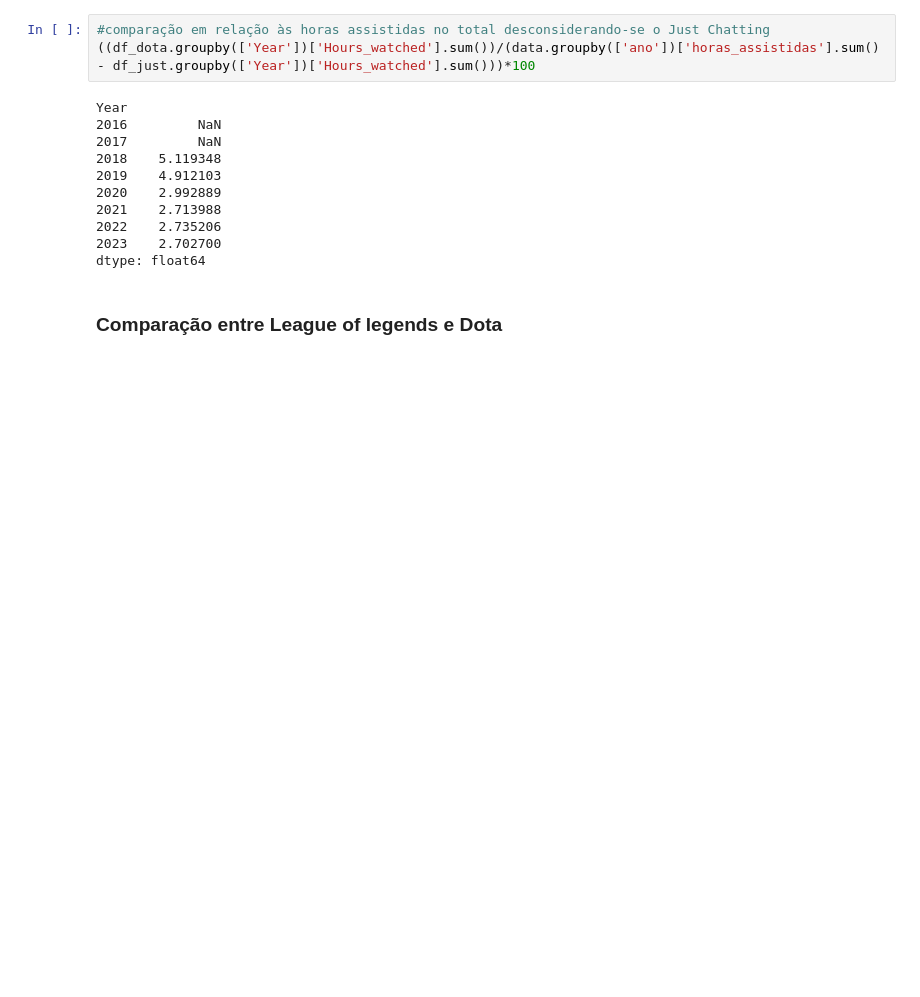
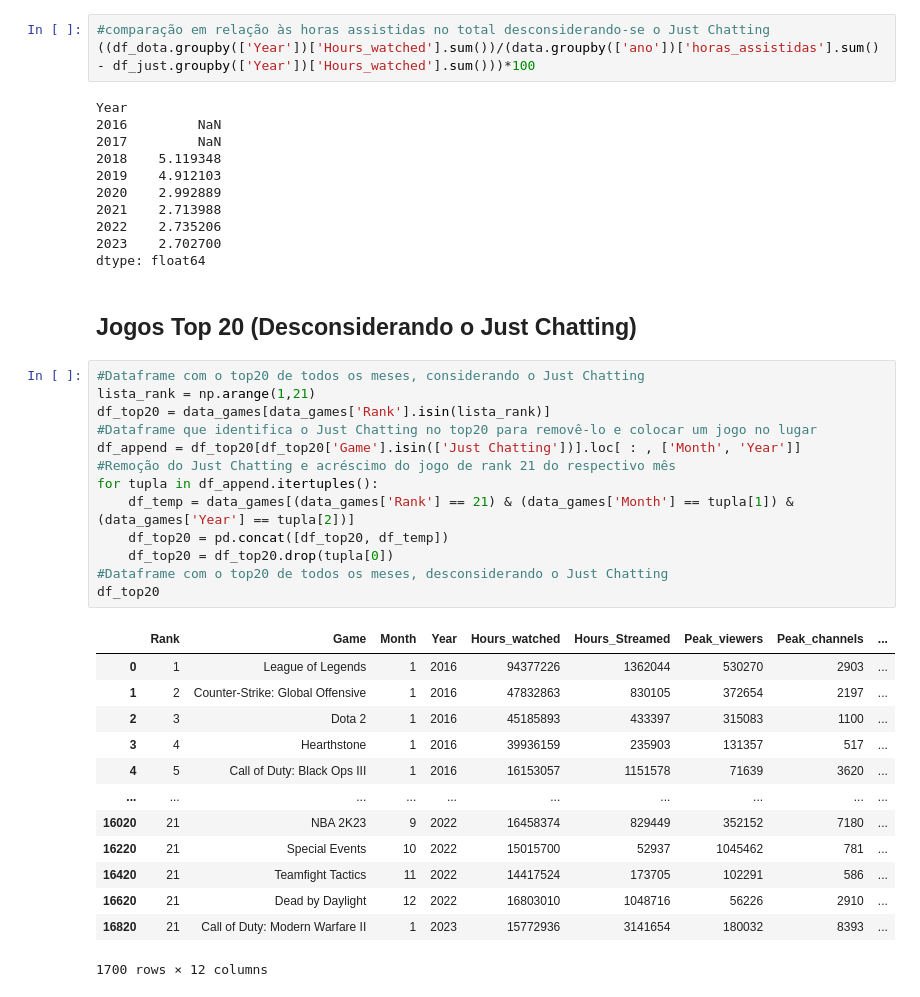
Before and after one commit to Luiz-gabrielsilva/EDA_ADA, a Jupyter notebook: Bruno_file.ipynb, the cells around one changed output. Saved outputs shown, nothing was run; the diff lists cells and outputs as text; blank space fills up the shorter version.

```diff
--- a/Bruno_file.ipynb
+++ b/Bruno_file.ipynb
@@ -335,5 +349,32 @@ Year
 2022    2.735206
 2023    2.702700
 dtype: float64
-# %% [markdown]
-### Comparação entre League of legends e Dota
+# %% [markdown]
+## Jogos Top 20 (Desconsiderando o Just Chatting)
+# %%
+#Dataframe com o top20 de todos os meses, considerando o Just Chatting
+lista_rank = np.arange(1,21)
+df_top20 = data_games[data_games['Rank'].isin(lista_rank)]
+#Dataframe que identifica o Just Chatting no top20 para removê-lo e colocar um jogo no lugar
+df_append = df_top20[df_top20['Game'].isin(['Just Chatting'])].loc[ : , ['Month', 'Year']]
+#Remoção do Just Chatting e acréscimo do jogo de rank 21 do respectivo mês
+for tupla in df_append.itertuples():
+    df_temp = data_games[(data_games['Rank'] == 21) & (data_games['Month'] == tupla[1]) & (data_games['Year'] == tupla[2])]
+    df_top20 = pd.concat([df_top20, df_temp])
+    df_top20 = df_top20.drop(tupla[0])
+#Dataframe com o top20 de todos os meses, desconsiderando o Just Chatting
+df_top20
+# %% [output]
+|  | Rank | Game | Month | Year | Hours_watched | Hours_Streamed | Peak_viewers | Peak_channels | ... |
+| 0 | 1 | League of Legends | 1 | 2016 | 94377226 | 1362044 | 530270 | 2903 | ... |
+| 1 | 2 | Counter-Strike: Global Offensive | 1 | 2016 | 47832863 | 830105 | 372654 | 2197 | ... |
+| 2 | 3 | Dota 2 | 1 | 2016 | 45185893 | 433397 | 315083 | 1100 | ... |
+| 3 | 4 | Hearthstone | 1 | 2016 | 39936159 | 235903 | 131357 | 517 | ... |
+| 4 | 5 | Call of Duty: Black Ops III | 1 | 2016 | 16153057 | 1151578 | 71639 | 3620 | ... |
+| ... | ... | ... | ... | ... | ... | ... | ... | ... | ... |
+| 16020 | 21 | NBA 2K23 | 9 | 2022 | 16458374 | 829449 | 352152 | 7180 | ... |
+| 16220 | 21 | Special Events | 10 | 2022 | 15015700 | 52937 | 1045462 | 781 | ... |
+| 16420 | 21 | Teamfight Tactics | 11 | 2022 | 14417524 | 173705 | 102291 | 586 | ... |
+| 16620 | 21 | Dead by Daylight | 12 | 2022 | 16803010 | 1048716 | 56226 | 2910 | ... |
+| 16820 | 21 | Call of Duty: Modern Warfare II | 1 | 2023 | 15772936 | 3141654 | 180032 | 8393 | ... |
+1700 rows × 12 columns
```
Also changed, not shown: parts of 8 cells of this notebook.
